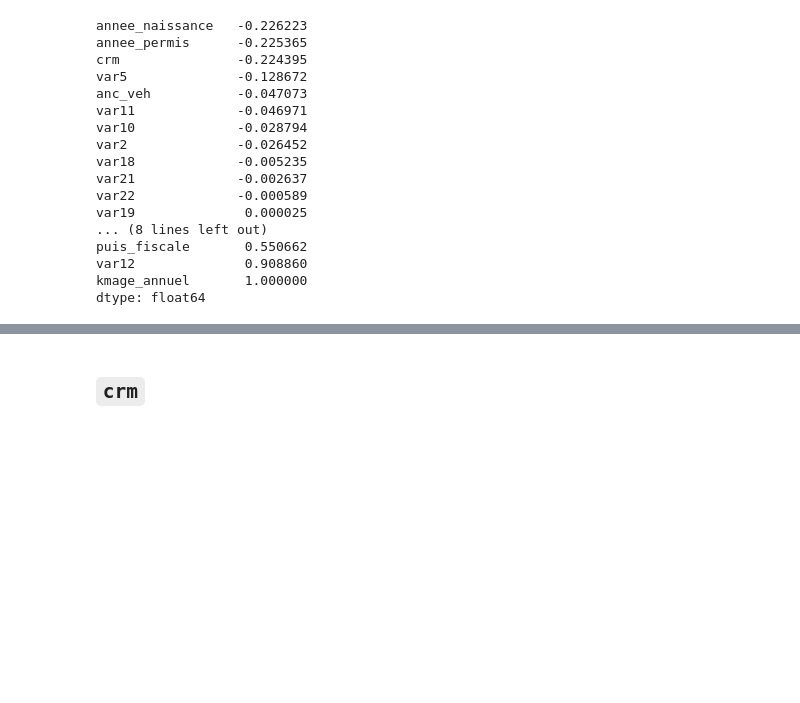
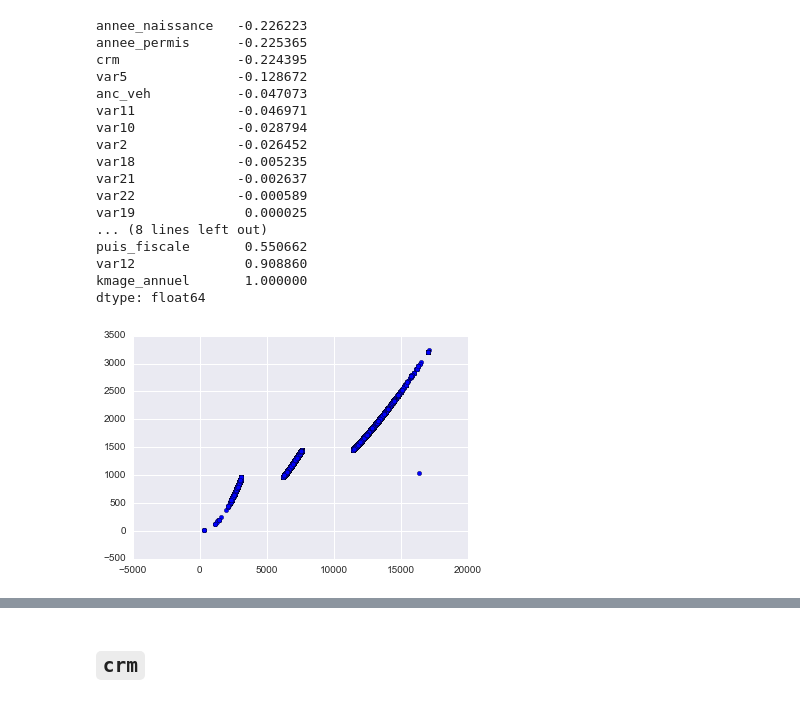
Before and after one commit to demidovakatya/competitions, a Jupyter notebook: eda_correlations.ipynb, the cells around one changed output, grey strips where cells are left out. Cells and saved outputs as stored; diff of their text form; code cells hidden in the pictures; blank space fills up the shorter version.

```diff
--- a/eda_correlations.ipynb
+++ b/eda_correlations.ipynb
@@ -204,3 +246,7 @@ puis_fiscale       0.550662
 var12              0.908860
 kmage_annuel       1.000000
 dtype: float64
+# %%
+plt.scatter(df.kmage_annuel, df.var12);
+# %% [output]
+[figure, added]
```
Also changed, not shown: parts of 37 cells of this notebook.
